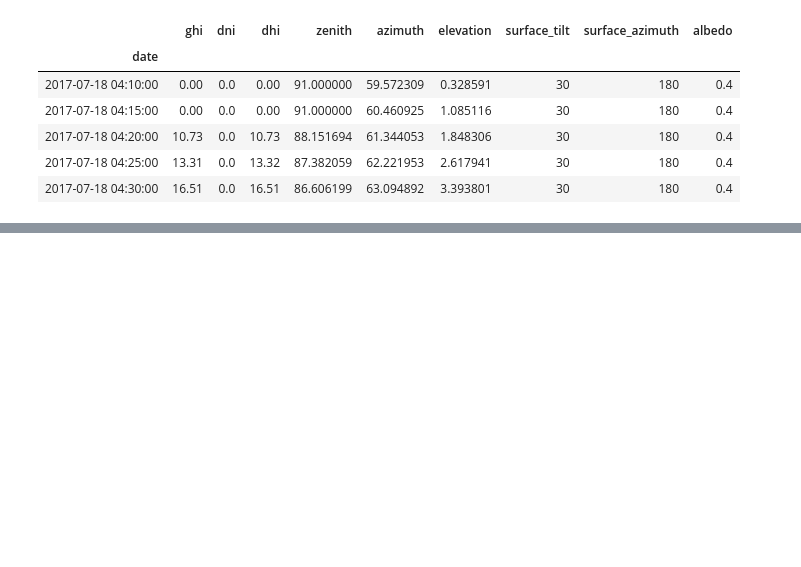
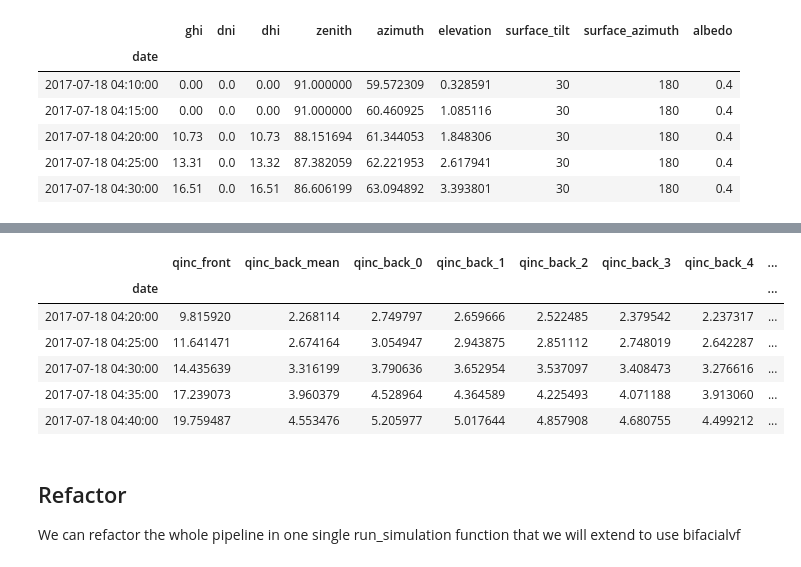
Before and after one commit to tcapelle/bifacial_model_validation, a Jupyter notebook: code/01_vf2d.ipynb, the cells around one changed output, grey strips where cells are left out. Cells and saved outputs as stored; diff of their text form; code cells hidden in the pictures; blank space fills up the shorter version.

```diff
--- a/code/01_vf2d.ipynb
+++ b/code/01_vf2d.ipynb
@@ -20,7 +20,8 @@ PATH.ls()
 [PosixPath('/home/tc256760/Documents/bifacial_model_validation/data/ines_data.hdf')]
 # %%
 data = pd.read_hdf(PATH/'ines_data.hdf'); data.head()
-data_small = data['18 Jul 2017']
+day = '18 Jul 2017'
+data_small = data[day]
 # %% [markdown]
 ## We provide input data every 5 minutes for a coerced year 2017.
 
@@ -122,0 +139,2 @@ pvfactors_out.head()
+# %%
+bifacialvf_out = bifacialvf_engine_run(merged_data,  pvarray_parameters['bifacialvf'], gps_data)
@@ -123 +149,14 @@ pvfactors_out.head()
+# %%
+bifacialvf_out.head()
+# %% [output]
+|  | qinc_front | qinc_back_mean | qinc_back_0 | qinc_back_1 | qinc_back_2 | qinc_back_3 | qinc_back_4 | ... |
+| date |  |  |  |  |  |  |  | ... |
+| 2017-07-18 04:20:00 | 9.815920 | 2.268114 | 2.749797 | 2.659666 | 2.522485 | 2.379542 | 2.237317 | ... |
+| 2017-07-18 04:25:00 | 11.641471 | 2.674164 | 3.054947 | 2.943875 | 2.851112 | 2.748019 | 2.642287 | ... |
+| 2017-07-18 04:30:00 | 14.435639 | 3.316199 | 3.790636 | 3.652954 | 3.537097 | 3.408473 | 3.276616 | ... |
+| 2017-07-18 04:35:00 | 17.239073 | 3.960379 | 4.528964 | 4.364589 | 4.225493 | 4.071188 | 3.913060 | ... |
+| 2017-07-18 04:40:00 | 19.759487 | 4.553476 | 5.205977 | 5.017644 | 4.857908 | 4.680755 | 4.499212 | ... |
+# %% [markdown]
+## Refactor
+We can refactor the whole pipeline in one single run_simulation function that we will extend to use bifacialvf
 # %%
```
Also changed, not shown: parts of 20 cells of this notebook, 3 other files.
